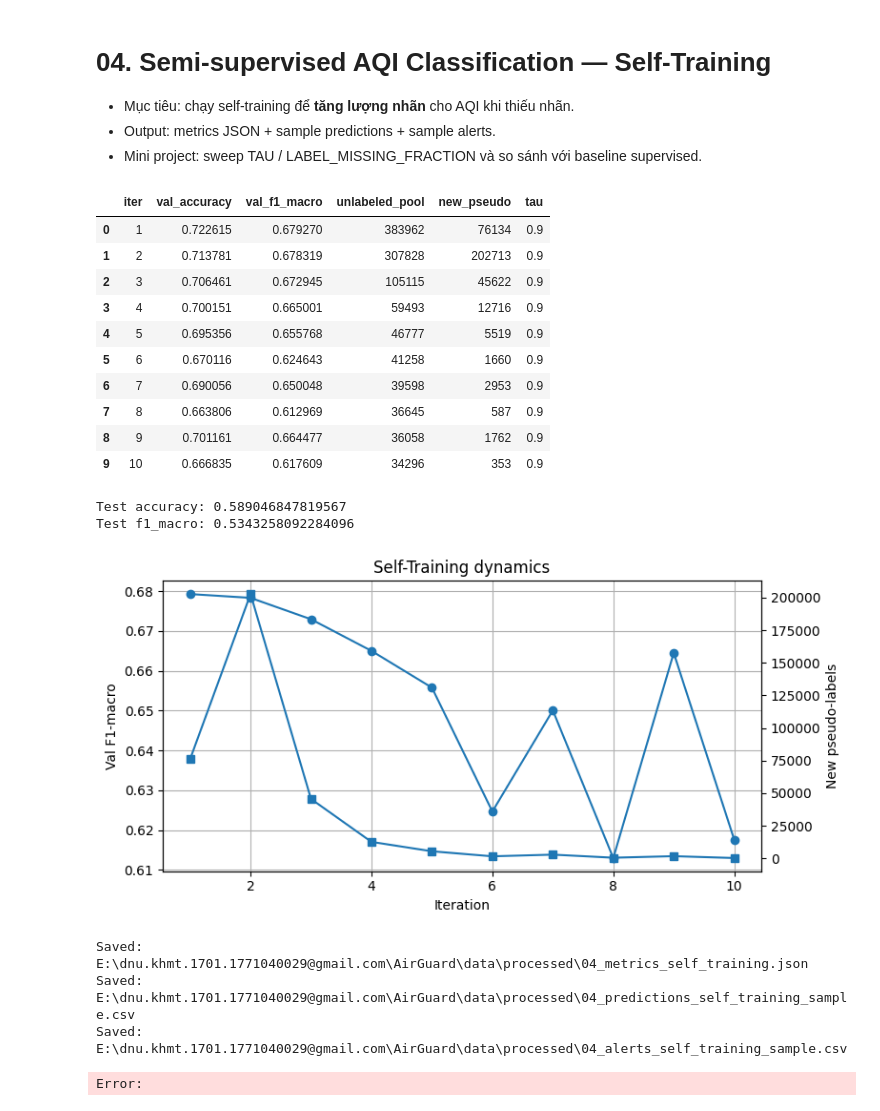
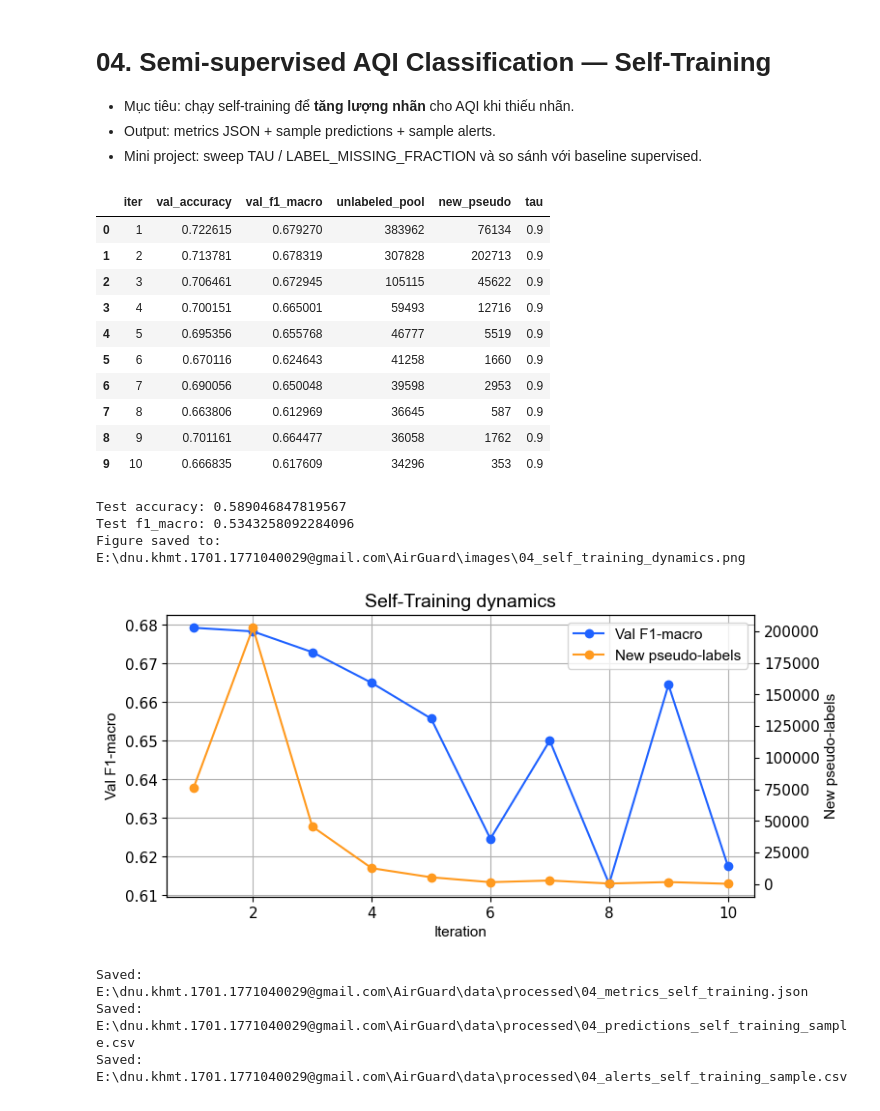
Before and after one commit to ThanhTung-KHMT-1701/AirGuard, a Jupyter notebook: notebooks/04_semi_self_training.ipynb, the cells around one changed output. Cells and saved outputs as stored; diff of their text form; code cells hidden in the pictures.

```diff
--- a/notebooks/04_semi_self_training.ipynb
+++ b/notebooks/04_semi_self_training.ipynb
@@ -59,16 +59,32 @@ print("Test f1_macro:", test_metrics["f1_macro"])
 
 # Plot dynamics
 fig, ax1 = plt.subplots(figsize=(8, 4))
-ax1.plot(history["iter"], history["val_f1_macro"], marker="o")
-ax1.set_xlabel("Iteration")
-ax1.set_ylabel("Val F1-macro")
+line1 = ax1.plot(history["iter"], history["val_f1_macro"], marker="o", color="#1F62FF", label="Val F1-macro")
+ax1.set_xlabel("Iteration", fontsize=11, fontfamily='Arial')
+ax1.set_ylabel("Val F1-macro", fontsize=11, fontfamily='Arial')
+ax1.tick_params(axis='both', labelsize=11)
 ax1.grid(True)
 
 ax2 = ax1.twinx()
-ax2.plot(history["iter"], history["new_pseudo"], marker="s")
-ax2.set_ylabel("New pseudo-labels")
-plt.title("Self-Training dynamics")
-plt.tight_layout()
+line2 = ax2.plot(history["iter"], history["new_pseudo"], marker="o", color="#FF9A1F", label="New pseudo-labels")
+ax2.set_ylabel("New pseudo-labels", fontsize=11, fontfamily='Arial')
+ax2.tick_params(axis='y', labelsize=11)
+
+# Combine legends
+lines = line1 + line2
+labels = [l.get_label() for l in lines]
+ax1.legend(lines, labels, loc='best', prop={'family': 'Arial', 'size': 11})
+
+plt.title("Self-Training dynamics", fontsize=14, fontfamily='Arial')
+plt.tight_layout(pad=1.5)
+
+# Save figure based on instructions
+images_dir = PROJECT_ROOT / "images"
+images_dir.mkdir(parents=True, exist_ok=True)
+fig_path = images_dir / "04_self_training_dynamics.png"
+fig.savefig(fig_path, dpi=300, bbox_inches='tight')
+print(f"Figure saved to: {fig_path}")
+
 plt.show()
 
 # Save artifacts
@@ -83,35 +99,35 @@ payload = {
     "data_cfg": data_cfg.__dict__,
     "st_cfg": st_cfg.__dict__,
     "history": out["history"],
     "test_metrics": test_metrics,
     "model_info": out["model_info"],
 }
 with open(metrics_path, "w", encoding="utf-8") as f:
     json.dump(payload, f, ensure_ascii=False, indent=2)
 
 pred_df.head(5000).to_csv(pred_path, index=False)
 alerts = add_alert_columns(pred_df, pred_col="y_pred", severe_from=ALERT_FROM_CLASS)
 alerts.head(5000).to_csv(alerts_path, index=False)
 
 print("Saved:", metrics_path)
 print("Saved:", pred_path)
 print("Saved:", alerts_path)
 # %% [output]
 |  | iter | val_accuracy | val_f1_macro | unlabeled_pool | new_pseudo | tau |
 | 0 | 1 | 0.722615 | 0.679270 | 383962 | 76134 | 0.9 |
 | 1 | 2 | 0.713781 | 0.678319 | 307828 | 202713 | 0.9 |
 | 2 | 3 | 0.706461 | 0.672945 | 105115 | 45622 | 0.9 |
 | 3 | 4 | 0.700151 | 0.665001 | 59493 | 12716 | 0.9 |
 | 4 | 5 | 0.695356 | 0.655768 | 46777 | 5519 | 0.9 |
 | 5 | 6 | 0.670116 | 0.624643 | 41258 | 1660 | 0.9 |
 | 6 | 7 | 0.690056 | 0.650048 | 39598 | 2953 | 0.9 |
 | 7 | 8 | 0.663806 | 0.612969 | 36645 | 587 | 0.9 |
 | 8 | 9 | 0.701161 | 0.664477 | 36058 | 1762 | 0.9 |
 | 9 | 10 | 0.666835 | 0.617609 | 34296 | 353 | 0.9 |
 Test accuracy: 0.589046847819567
 Test f1_macro: 0.5343258092284096
+Figure saved to: E:\dnu.khmt.1701.1771040029@gmail.com\AirGuard\images\04_self_training_dynamics.png
-[figure, old version]
+[figure, new version]
 Saved: E:\dnu.khmt.1701.1771040029@gmail.com\AirGuard\data\processed\04_metrics_self_training.json
 Saved: E:\dnu.khmt.1701.1771040029@gmail.com\AirGuard\data\processed\04_predictions_self_training_sample.csv
 Saved: E:\dnu.khmt.1701.1771040029@gmail.com\AirGuard\data\processed\04_alerts_self_training_sample.csv
-Error:
```
Also changed, not shown: 14 other files.
